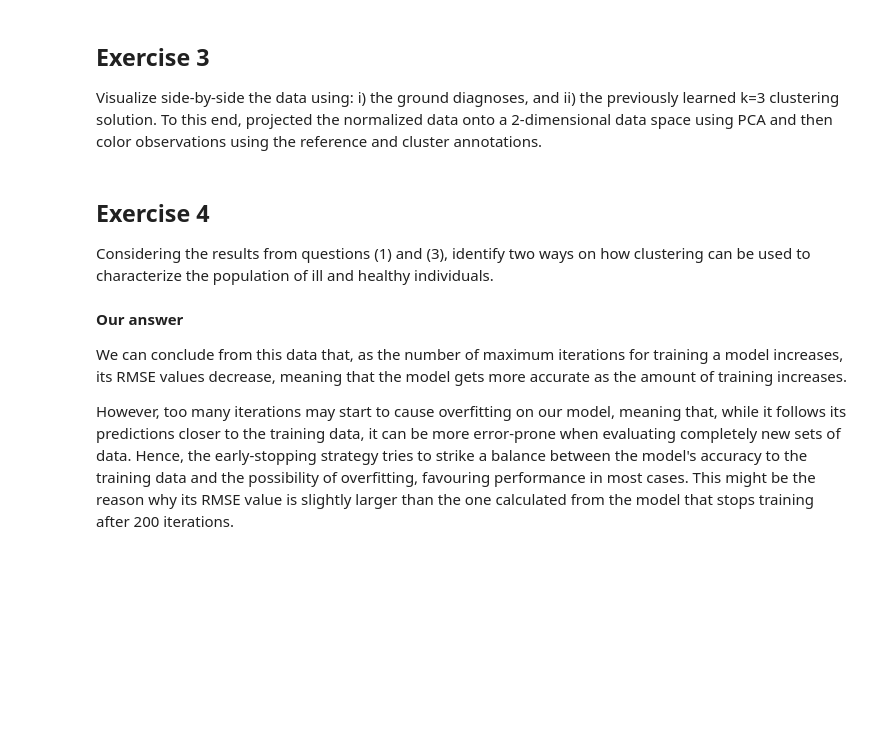
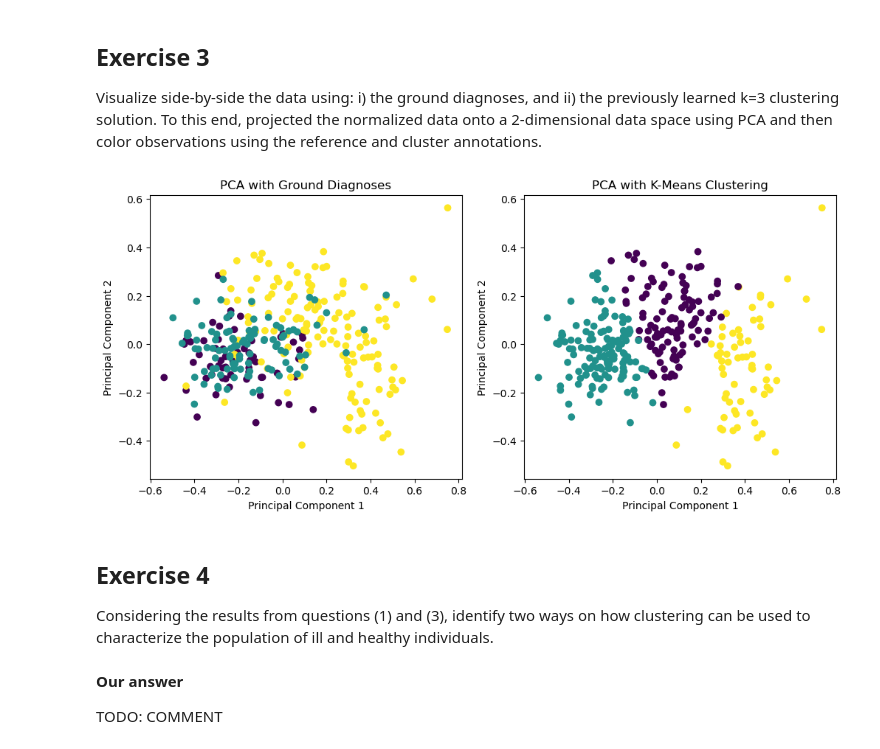
Before and after one commit to GSAprod/IST-Apre-homeworks, a Jupyter notebook: tpc-4/G024.ipynb, the cells around one changed output. Saved outputs shown, nothing was run; the diff lists cells and outputs as text; code cells hidden in the pictures; blank space fills up the shorter version.

```diff
--- a/tpc-4/G024.ipynb
+++ b/tpc-4/G024.ipynb
@@ -79,6 +79,10 @@ for k in k_values:
     kmeans = KMeans(n_clusters=k, random_state=0, n_init='auto')
     cluster_labels = kmeans.fit_predict(normalized_data)
 
+    # For exercise 3, we will use the solution for k=3
+    if (k == 3):
+        k3_cluster_solution = cluster_labels.copy()
+
     # Calculate silhouette score
     silhouette_avg = silhouette_score(normalized_data, cluster_labels)
     print(f"Silhouette score for k={k}: {silhouette_avg}")
@@ -171,13 +175,36 @@ Top features (Component 2)  Weight
 ## Exercise 3
 
 Visualize side-by-side the data using: i) the ground diagnoses, and ii) the previously learned k=3 clustering solution. To this end, projected the normalized data onto a 2-dimensional data space using PCA and then color observations using the reference and cluster annotations.
+# %%
+import matplotlib.pyplot as plt
+
+# Use a Label Encocoder to translate each ground diagnose (target label) into a color code
+label_encoder = LabelEncoder()
+y_numeric = label_encoder.fit_transform(y)
+
+# Create a scatter plot for the reference annotations (ground diagnoses)
+plt.figure(figsize=(12, 5))
+plt.subplot(1, 2, 1)
+plt.scatter(principal_components[:, 0], principal_components[:, 1], c=y_numeric, cmap='viridis')
+plt.title("PCA with Ground Diagnoses")
+plt.xlabel("Principal Component 1")
+plt.ylabel("Principal Component 2")
+
+# Create a scatter plot for the cluster annotations (k-means clustering)
+plt.subplot(1, 2, 2)
+plt.scatter(principal_components[:, 0], principal_components[:, 1], c=k3_cluster_solution, cmap='viridis')
+plt.title("PCA with K-Means Clustering")
+plt.xlabel("Principal Component 1")
+plt.ylabel("Principal Component 2")
+
+plt.show()
+# %% [output]
+[figure, added]
 # %% [markdown]
 ## Exercise 4
 
 Considering the results from questions (1) and (3), identify two ways on how clustering can be used to characterize the population of ill and healthy individuals.
-# %% [markdown]
-**Our answer**
-
-We can conclude from this data that, as the number of maximum iterations for training a model increases, its RMSE values decrease, meaning that the model gets more accurate as the amount of training increases.
-
-However, too many iterations may start to cause overfitting on our model, meaning that, while it follows its predictions closer to the training data, it can be more error-prone when evaluating completely new sets of data. Hence, the early-stopping strategy tries to strike a balance between the model's accuracy to the training data and the possibility of overfitting, favouring performance in most cases. This might be the reason why its RMSE value is slightly larger than the one calculated from the model that stops training after 200 iterations.
+# %% [markdown]
+**Our answer**
+
+TODO: COMMENT
```
